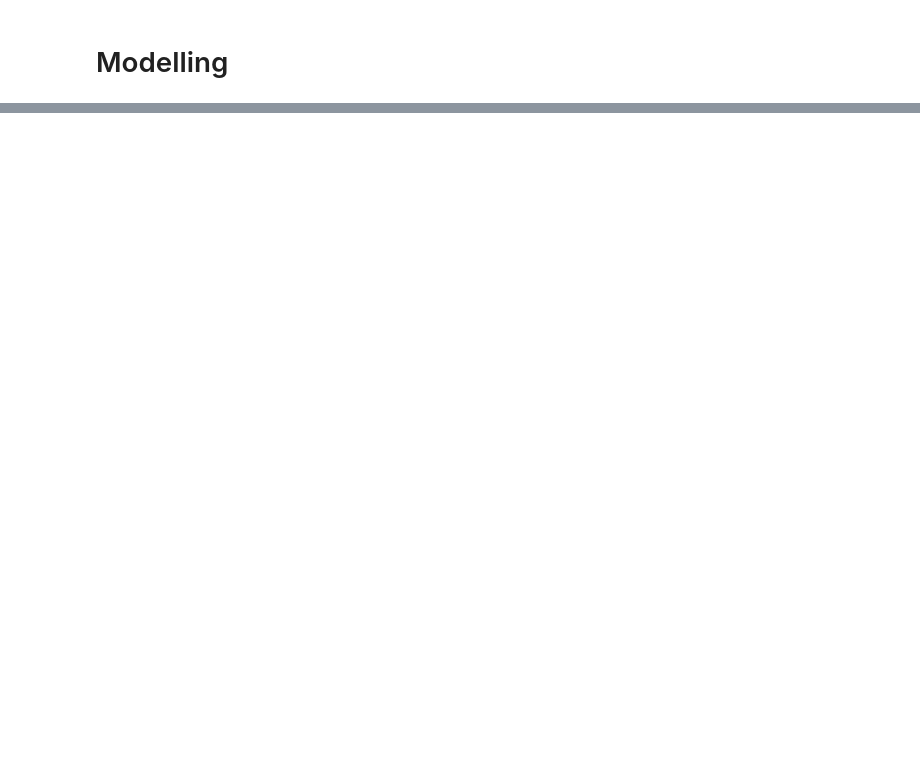
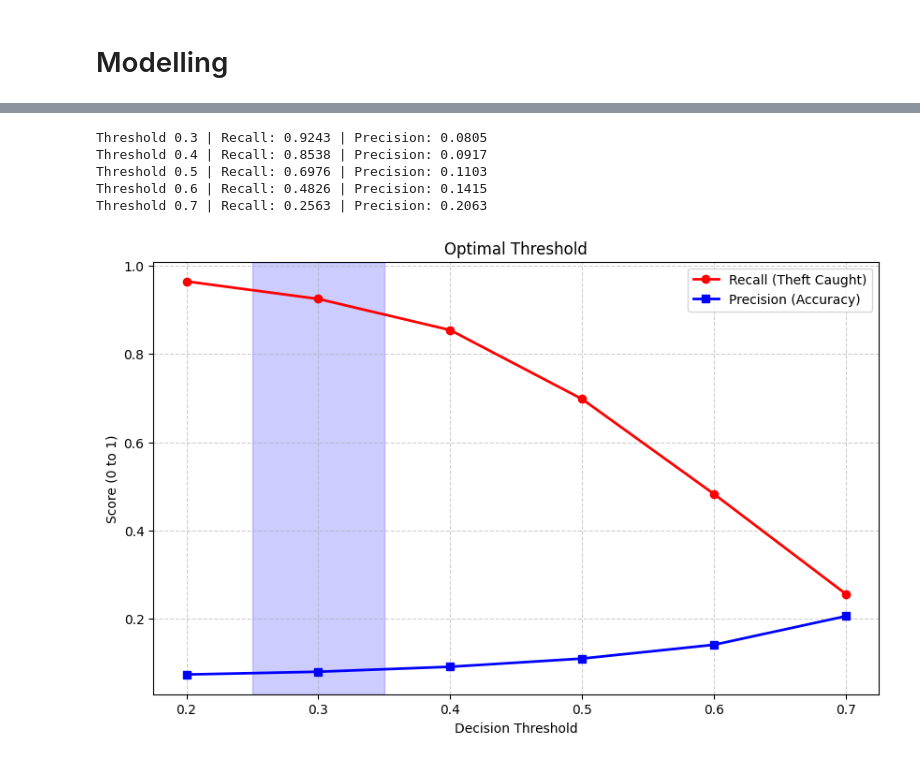
Before and after one commit to zeynepbumin/ds-ml-project, a Jupyter notebook: Fraud_Detection_Model.ipynb, the cells around one changed output, grey strips where cells are left out. Cells and saved outputs as stored; diff of their text form; code cells hidden in the pictures; blank space fills up the shorter version.

```diff
--- a/Fraud_Detection_Starter.ipynb
+++ b/Fraud_Detection_Model.ipynb
@@ -672,0 +717,33 @@ array([60, 69, 62, 63])
+# %%
+for t in [0.3, 0.4, 0.5, 0.6, 0.7]:
+    preds = (val_probs >= t).astype(int)
+    r = recall_score(y_val, preds)
+    p = precision_score(y_val, preds)
+    print(f"Threshold {t:.1f} | Recall: {r:.4f} | Precision: {p:.4f}")
+# %% [output]
+Threshold 0.3 | Recall: 0.9243 | Precision: 0.0805
+Threshold 0.4 | Recall: 0.8538 | Precision: 0.0917
+Threshold 0.5 | Recall: 0.6976 | Precision: 0.1103
+Threshold 0.6 | Recall: 0.4826 | Precision: 0.1415
+Threshold 0.7 | Recall: 0.2563 | Precision: 0.2063
+# %%
+# Using your actual results from earlier
+thresholds = [0.2, 0.3, 0.4, 0.5, 0.6, 0.7]
+recalls = [0.9640, 0.9243, 0.8538, 0.6976, 0.4826, 0.2563]
+precisions = [0.0742, 0.0805, 0.0917, 0.1103, 0.1415, 0.2063]
+
+plt.figure(figsize=(10, 6))
+plt.plot(thresholds, recalls, marker='o', label='Recall (Theft Caught)', color='red', linewidth=2)
+plt.plot(thresholds, precisions, marker='s', label='Precision (Accuracy)', color='blue', linewidth=2)
+
+# Highlighting the "Business Zone"
+plt.axvspan(0.25, 0.35, color='blue', alpha=0.2)
+
+plt.title('Optimal Threshold')
+plt.xlabel('Decision Threshold')
+plt.ylabel('Score (0 to 1)')
+plt.legend()
+plt.grid(True, linestyle='--', alpha=0.6)
+plt.show()
+# %% [output]
+[figure, added]
```
Also changed, not shown: parts of 62 cells of this notebook, 1 other file.
